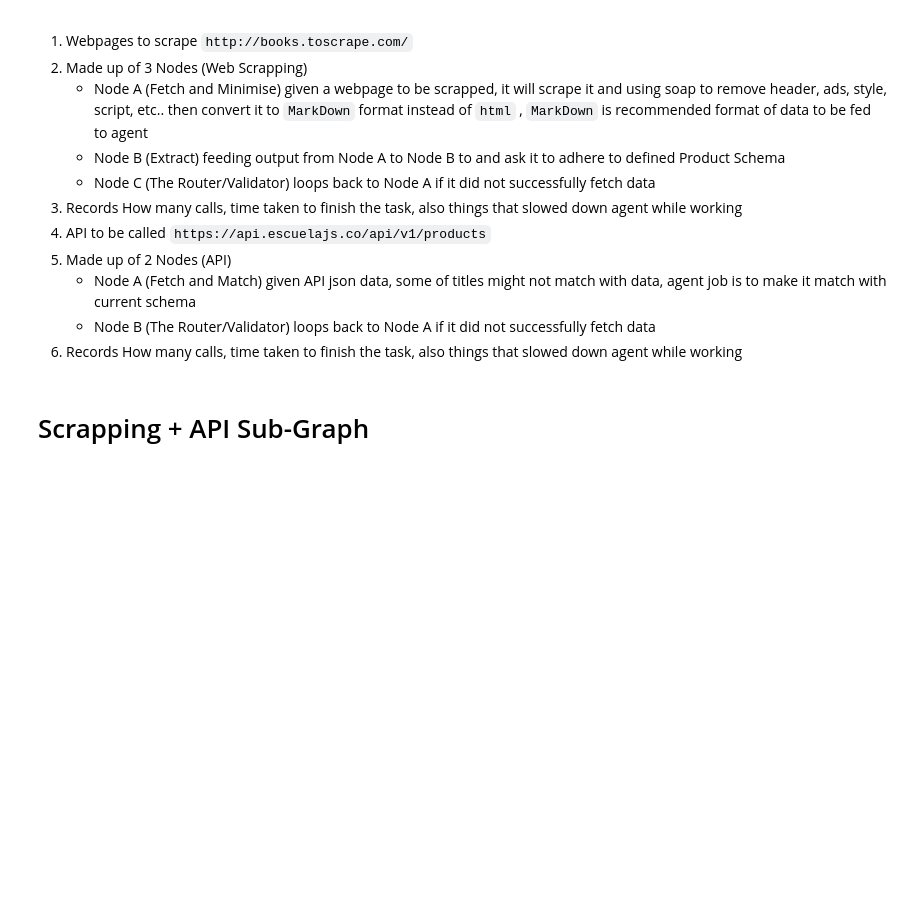
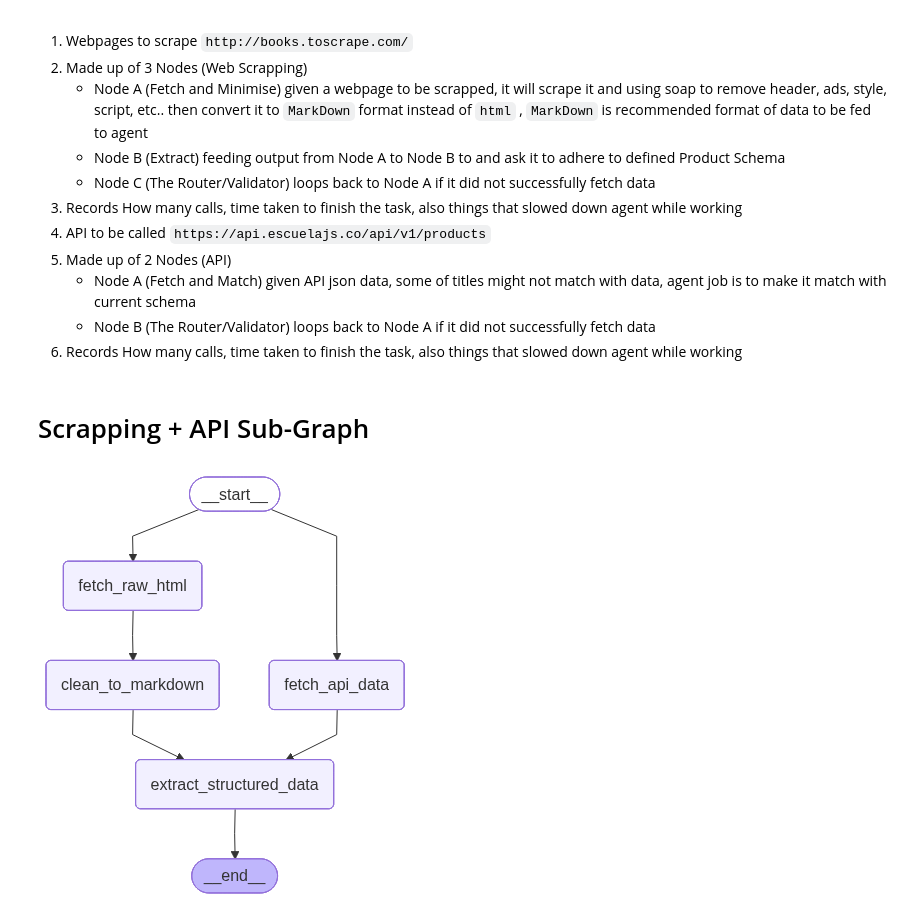
Before and after one commit to yahiaabdelhady2023/cross-border-e-commerce-agent-swarm, a Jupyter notebook: agentic_framework.ipynb, the cells around one changed output. Drawn from its saved outputs; the diff is of its cells as text; code cells hidden in the pictures; blank space fills up the shorter version.

Commit message:
PROGRESS.MD New Plan, refactoring subgraph code, changing plan of 6 nodes in the product subgraph into 3 nodes + 1 analysis node

```diff
--- a/agentic_framework.ipynb
+++ b/agentic_framework.ipynb
@@ -42,7 +42,7 @@
 WEB_PAGES_SCRAPE=["https://api.escuelajs.co/api/v1/products","http://books.toscrape.com/"]
 # %%
 from pydantic import BaseModel, Field
-from typing import List
+from typing import List, Literal, Optional
 from typing_extensions import Annotated, TypedDict
 from langgraph.graph.message import add_messages
 
@@ -52,6 +52,7 @@ class Product(BaseModel):
     description: str
     category: str | None = Field(description="name of the category the product belongs to")
     rating: float | None = Field(description="extract the rating of the product if it only exists, do not make it up")
+    source_url : str = Field(description="write URL of this product in full , which webpage was it extracted from, acquire that from URLSchema.web_scrape_url or URLSchema.api_url")
 
 class ProductCatalog(BaseModel):
     products : List[Product] = Field(description="A list of e-commerce products")
@@ -62,24 +63,34 @@ class URLSchema(BaseModel):
     api_url: str | None = Field(description="Urls that contain api term in them assume write that url here only",
                          examples=["https://api.postman.com"])
 
+class AnalysisSchema(BaseModel):
+    pass
 
 def merge_products(current: List[Product], new: List[Product]) -> List[Product]:
+    print("current :",current)
+    print("new : ",new)
     if not current:
+        print("returning only new!")
         return new
-    merged_dict = current | new
-    return merged_dict
+    merged_list = current + new
+    return merged_list
 
 
 
 class State(TypedDict):
     messages: Annotated[list[str], add_messages]
+    messages_web_scrape: str | None
+    messages_api: str | None
     products_list: Annotated[list[Product], merge_products]
+    number_of_sources_extracted: int = 0
+    target_retry_node: Optional[str]
+    error_messages : Annotated[list[str], add_messages]
 # %% [markdown]
 # Scrapping + API Sub-Graph
 # %%
 from langchain.chat_models import init_chat_model
 
-extract_product_llm = init_chat_model(model="gemini-3.1-flash-lite", model_provider="google_genai")
+product_llm = init_chat_model(model="gemini-3.1-flash-lite", model_provider="google_genai")
 # %%
 from requests import request
 from bs4 import BeautifulSoup
@@ -151,14 +212,22 @@ from langgraph.graph import StateGraph, START, END
 
 graph = StateGraph(State)
 graph.add_node("fetch_raw_html",fetch_raw_html)
+graph.add_node("fetch_api_data",fetch_api_data)
 graph.add_node("clean_to_markdown",clean_to_markdown)
 graph.add_node("extract_structured_data",extract_structured_data)
-
 graph.add_edge(START,"fetch_raw_html")
+graph.add_edge(START,"fetch_api_data")
 graph.add_edge("fetch_raw_html","clean_to_markdown")
+graph.add_edge("fetch_api_data","extract_structured_data")
 graph.add_edge("clean_to_markdown","extract_structured_data")
 graph.add_edge("extract_structured_data",END)
 compiled_graph = graph.compile()
+# %%
+from IPython.display import Image
+
+display(Image(compiled_graph.get_graph().draw_mermaid_png()))
+# %% [output]
+[figure, added]
 # %%
 inputs = {
     "messages": [
```
Also changed, not shown: parts of 2 cells of this notebook, 1 other file.
